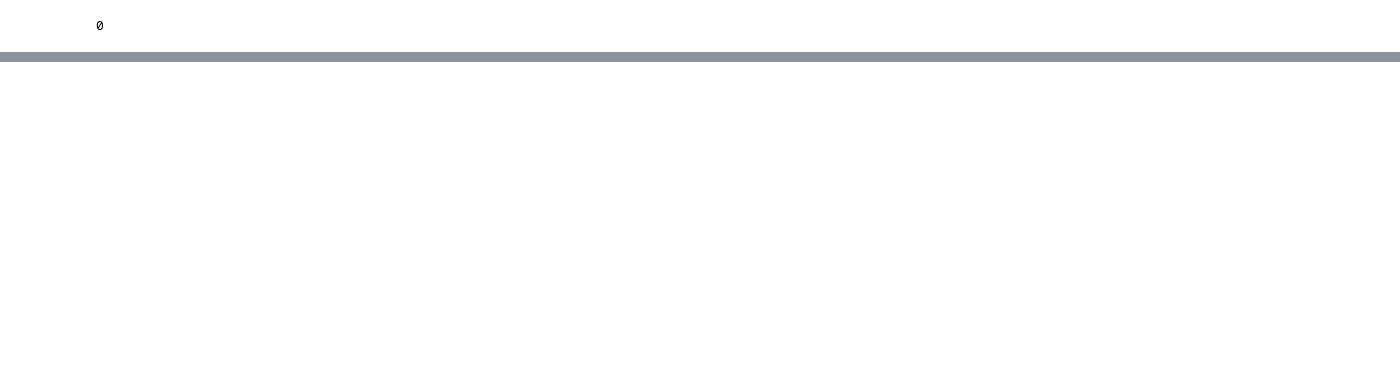
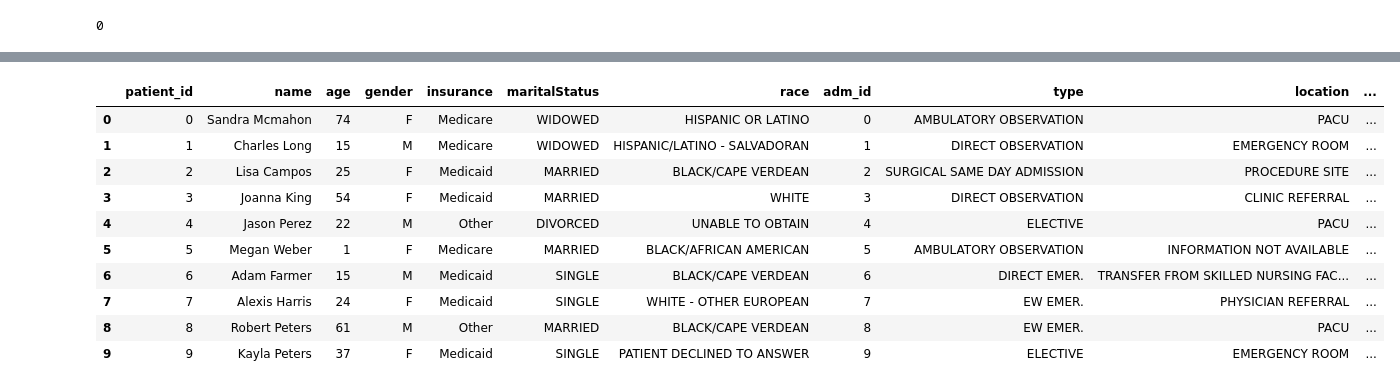
Before and after one commit to Lynn-rose/Health-Care-Prediction-System, a Jupyter notebook: mock-data.ipynb, the cells around one changed output, grey strips where cells are left out. Saved outputs shown, nothing was run; the diff lists cells and outputs as text; code cells hidden in the pictures; blank space fills up the shorter version.

```diff
--- a/mock-data.ipynb
+++ b/mock-data.ipynb
@@ -3,6 +3,9 @@ import pandas as pd
 import numpy as np
 import pickle
 from faker import Faker
+import df_helper as dfh
+
+df_helper = dfh.df_helper()
 
 # Initialize Faker
 fake = Faker()
@@ -318,3 +321,31 @@ with open("app/data/drugs.pkl", "wb") as f:
     pickle.dump(drugs, f)
 with open("app/data/diagnoses_types.pkl", "wb") as f:
     pickle.dump(diagnoses_types, f)
+# %%
+patient_db = pd.merge(patients, admissions, how="inner", on="patient_id")
+patient_db = pd.merge(patient_db, omr, how="inner", on="adm_id")
+patient_db = pd.merge(patient_db, prescriptions, how="inner", on="adm_id")
+patient_db = pd.merge(patient_db, diagnoses, how="inner", on="adm_id")
+
+df_helper.drop_columns(
+    patient_db,[
+        'language',
+        'admit_time',
+        'discharge_time',
+        'omr_id',
+        'prescription_id',
+        'diagnosis_id',
+])
+patient_db
+# %% [output]
+|  | patient_id | name | age | gender | insurance | maritalStatus | race | adm_id | type | location | ... |
+| 0 | 0 | Sandra Mcmahon | 74 | F | Medicare | WIDOWED | HISPANIC OR LATINO | 0 | AMBULATORY OBSERVATION | PACU | ... |
+| 1 | 1 | Charles Long | 15 | M | Medicare | WIDOWED | HISPANIC/LATINO - SALVADORAN | 1 | DIRECT OBSERVATION | EMERGENCY ROOM | ... |
+| 2 | 2 | Lisa Campos | 25 | F | Medicaid | MARRIED | BLACK/CAPE VERDEAN | 2 | SURGICAL SAME DAY ADMISSION | PROCEDURE SITE | ... |
+| 3 | 3 | Joanna King | 54 | F | Medicaid | MARRIED | WHITE | 3 | DIRECT OBSERVATION | CLINIC REFERRAL | ... |
+| 4 | 4 | Jason Perez | 22 | M | Other | DIVORCED | UNABLE TO OBTAIN | 4 | ELECTIVE | PACU | ... |
+| 5 | 5 | Megan Weber | 1 | F | Medicare | MARRIED | BLACK/AFRICAN AMERICAN | 5 | AMBULATORY OBSERVATION | INFORMATION NOT AVAILABLE | ... |
+| 6 | 6 | Adam Farmer | 15 | M | Medicaid | SINGLE | BLACK/CAPE VERDEAN | 6 | DIRECT EMER. | TRANSFER FROM SKILLED NURSING FAC... | ... |
+| 7 | 7 | Alexis Harris | 24 | F | Medicaid | SINGLE | WHITE - OTHER EUROPEAN | 7 | EW EMER. | PHYSICIAN REFERRAL | ... |
+| 8 | 8 | Robert Peters | 61 | M | Other | MARRIED | BLACK/CAPE VERDEAN | 8 | EW EMER. | PACU | ... |
+| 9 | 9 | Kayla Peters | 37 | F | Medicaid | SINGLE | PATIENT DECLINED TO ANSWER | 9 | ELECTIVE | EMERGENCY ROOM | ... |
```
Also changed, not shown: parts of 10 cells of this notebook, 11 other files.
